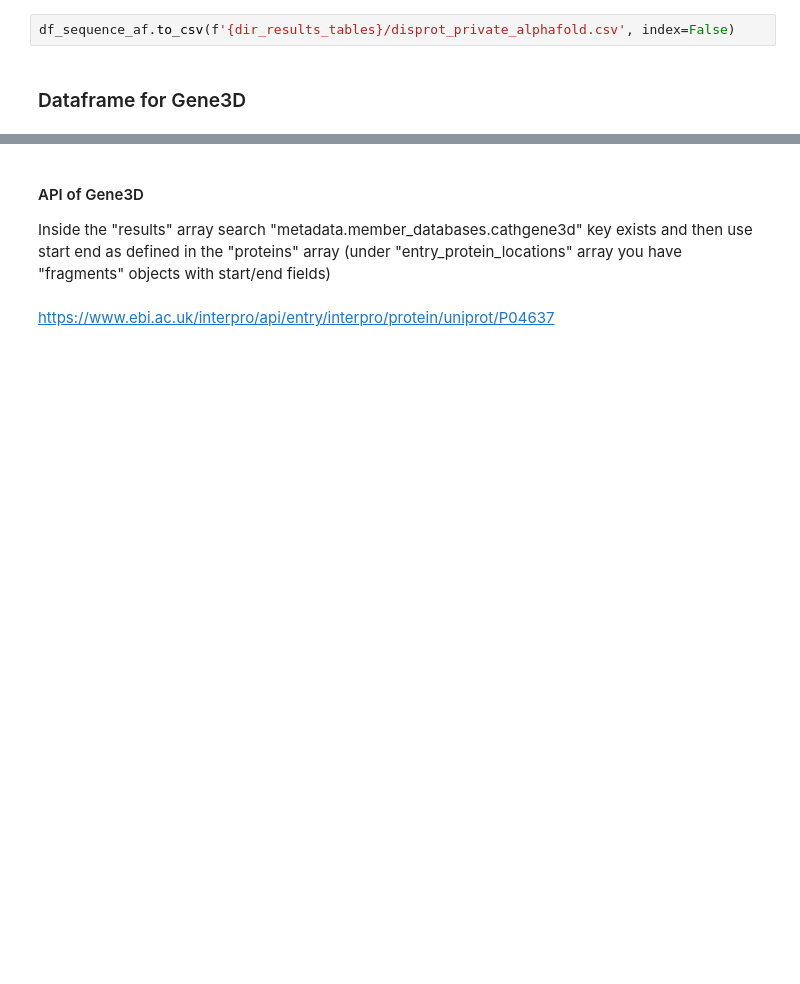
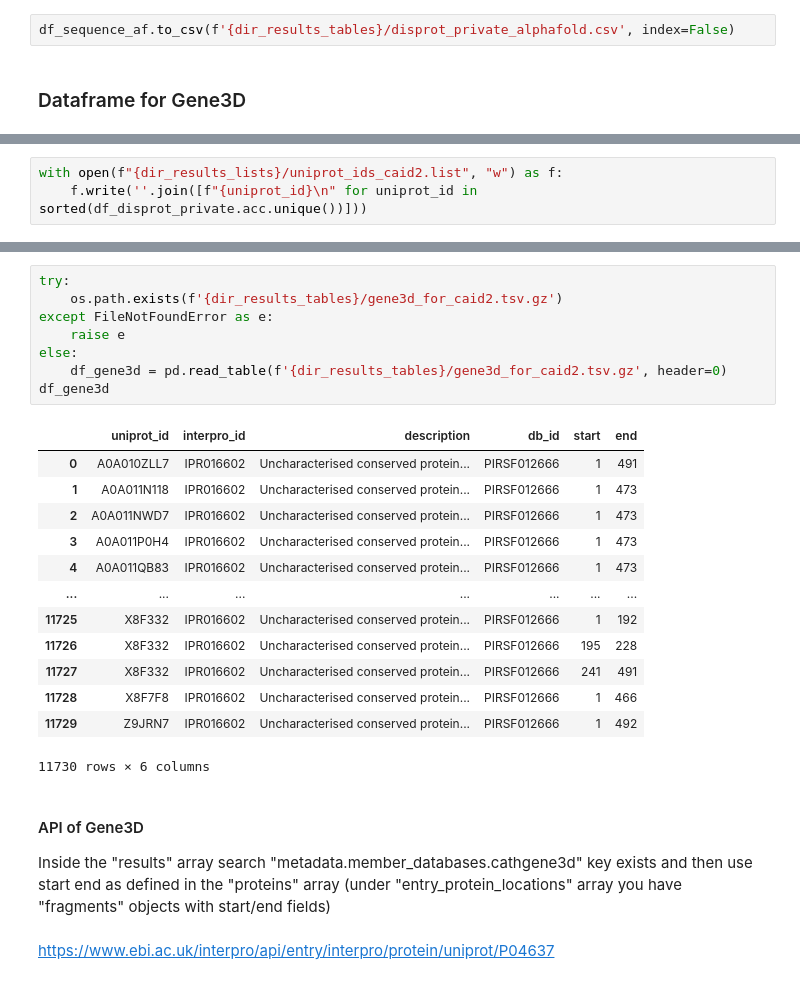
Before and after one commit to BioComputingUP/caid2-reference, a Jupyter notebook: src/notebooks/references.ipynb, the cells around one changed output, grey strips where cells are left out. Drawn from its saved outputs; the diff is of its cells as text; blank space fills up the shorter version.

Commit message:
Updated 'reference.ipynb'. New private json without obsolete regions. New Dataframes also + a new one, Gene3D dataframe. New result folder, 'lists'.

```diff
--- a/src/notebooks/references.ipynb
+++ b/src/notebooks/references.ipynb
@@ -703,0 +709,3 @@ df_sequence_af.to_csv(f'{dir_results_tables}/disprot_private_alphafold.csv', ind
+# %%
+with open(f"{dir_results_lists}/uniprot_ids_caid2.list", "w") as f:
+    f.write(''.join([f"{uniprot_id}\n" for uniprot_id in sorted(df_disprot_private.acc.unique())]))
@@ -704,3 +731,25 @@ df_sequence_af.to_csv(f'{dir_results_tables}/disprot_private_alphafold.csv', ind
+# %%
+try:
+    os.path.exists(f'{dir_results_tables}/gene3d_for_caid2.tsv.gz')
+except FileNotFoundError as e:
+    raise e
+else:
+    df_gene3d = pd.read_table(f'{dir_results_tables}/gene3d_for_caid2.tsv.gz', header=0)
+df_gene3d
+# %% [output]
+|  | uniprot_id | interpro_id | description | db_id | start | end |
+| 0 | A0A010ZLL7 | IPR016602 | Uncharacterised conserved protein... | PIRSF012666 | 1 | 491 |
+| 1 | A0A011N118 | IPR016602 | Uncharacterised conserved protein... | PIRSF012666 | 1 | 473 |
+| 2 | A0A011NWD7 | IPR016602 | Uncharacterised conserved protein... | PIRSF012666 | 1 | 473 |
+| 3 | A0A011P0H4 | IPR016602 | Uncharacterised conserved protein... | PIRSF012666 | 1 | 473 |
+| 4 | A0A011QB83 | IPR016602 | Uncharacterised conserved protein... | PIRSF012666 | 1 | 473 |
+| ... | ... | ... | ... | ... | ... | ... |
+| 11725 | X8F332 | IPR016602 | Uncharacterised conserved protein... | PIRSF012666 | 1 | 192 |
+| 11726 | X8F332 | IPR016602 | Uncharacterised conserved protein... | PIRSF012666 | 195 | 228 |
+| 11727 | X8F332 | IPR016602 | Uncharacterised conserved protein... | PIRSF012666 | 241 | 491 |
+| 11728 | X8F7F8 | IPR016602 | Uncharacterised conserved protein... | PIRSF012666 | 1 | 466 |
+| 11729 | Z9JRN7 | IPR016602 | Uncharacterised conserved protein... | PIRSF012666 | 1 | 492 |
+11730 rows × 6 columns
 # %% [markdown]
 #### API of Gene3D
 
```
Also changed, not shown: parts of 13 cells of this notebook.
